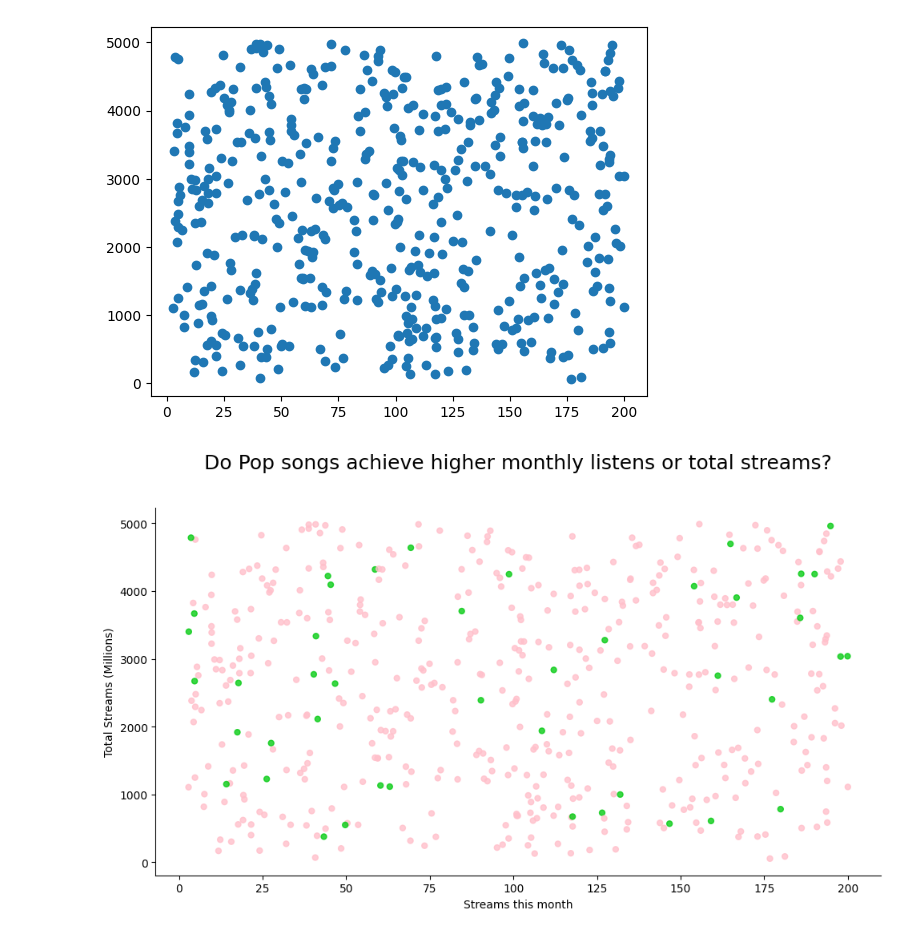
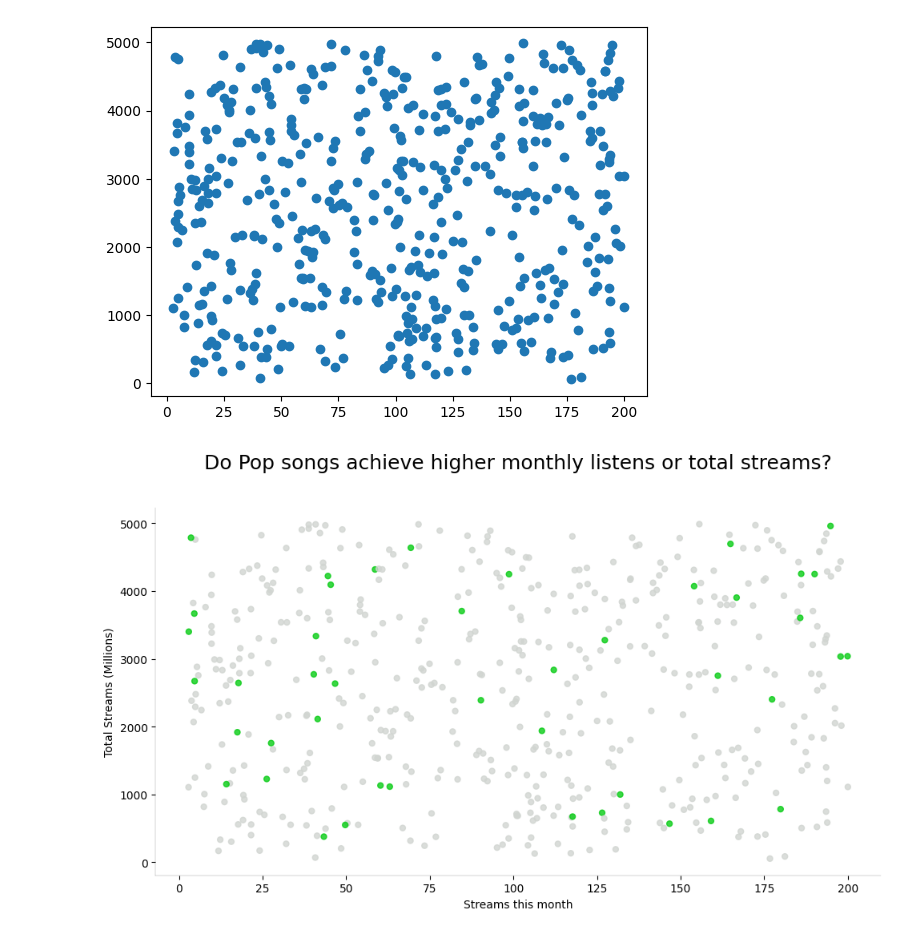
Before and after one commit to shivahari04/learning_plots_sivakami, a Jupyter notebook: notebooks/learning_plots.ipynb, the cells around one changed output. Drawn from its saved outputs; the diff is of its cells as text; code cells hidden in the pictures.

Commit message:
Updating line chart

```diff
--- a/notebooks/learning_plots.ipynb
+++ b/notebooks/learning_plots.ipynb
@@ -155,24 +155,29 @@ plt.show()
 # %%
 plt.figure(figsize=(10,6))
 
 featured_genre = 'Pop'
-colors = ['#08cc15' if genre == featured_genre else 'pink' for genre in spotify_df['Genre'] ]
+colors = ['#08cc15' if genre == featured_genre else '#d1d5d1' for genre in spotify_df['Genre'] ]
 
 plt.scatter(spotify_df["Streams Last 30 Days (Millions)"],
             spotify_df["Total Streams (Millions)"],
             color = colors,
             alpha=0.8,
             s=25)
 
 plt.xlabel("Streams this month")
 plt.ylabel("Total Streams (Millions)")
 
 ax=plt.gca()
 ax.spines['top'].set_visible(False)
 ax.spines['right'].set_visible(False)
 ax.set_title("Do Pop songs achieve higher monthly listens or total streams?", fontsize = 18, pad=35)
 
+for spine in ax.spines.values():
+    spine.set_linewidth(0.25)
+    spine.set_alpha(0.5)
+
+
 plt.tight_layout()
 plt.show()
 # %% [output]
-[figure, old version]
+[figure, new version]
```
Also changed, not shown: parts of 2 cells of this notebook.
